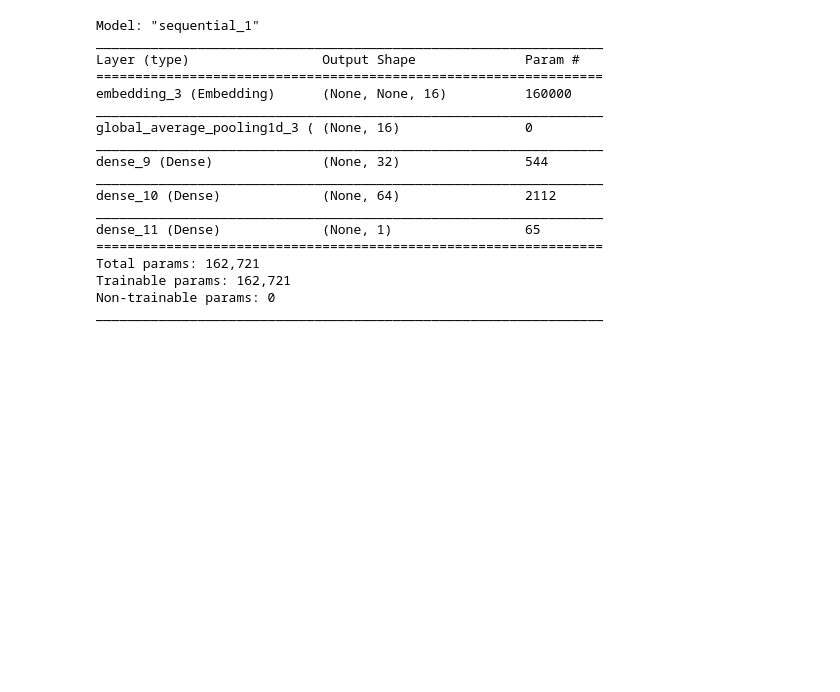
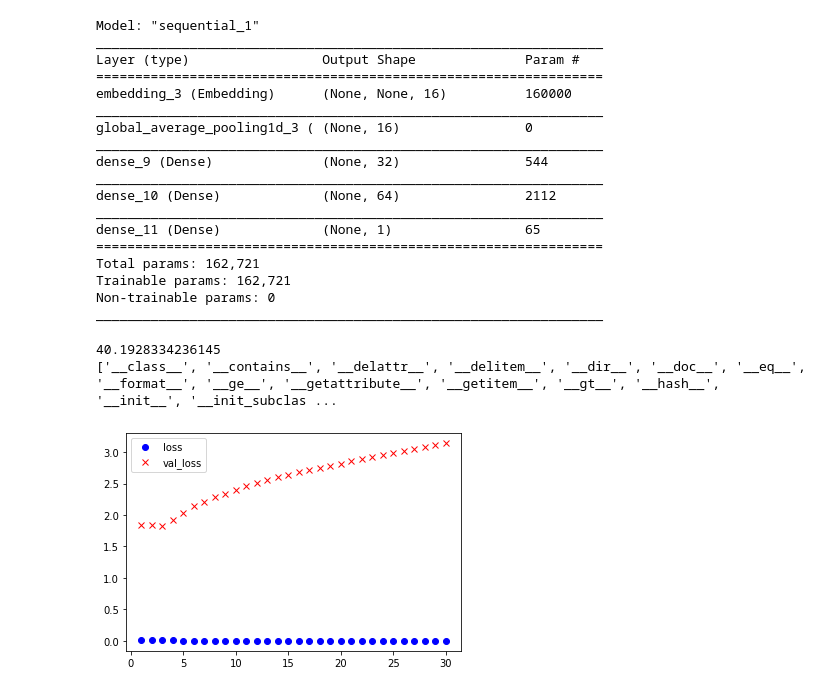
Before and after one commit to a-forty-two/HPE-DecJanFeb2021, a Jupyter notebook: HPE_04.ipynb, the cells around one changed output. Drawn from its saved outputs; the diff is of its cells as text; code cells hidden in the pictures; blank space fills up the shorter version.

```diff
--- a/HPE_04.ipynb
+++ b/HPE_04.ipynb
@@ -235,3 +233,26 @@ history = m1.fit(xtrain_padded, ytrain, epochs=HP_epochs,
 # Deep Learning Ends
 end_time = time.time()
 time_taken = end_time - start_time
+# %%
+
+print(time_taken)
+print(dir(history.history))
+# %% [output]
+40.1928334236145
+['__class__', '__contains__', '__delattr__', '__delitem__', '__dir__', '__doc__', '__eq__', '__format__', '__ge__', '__getattribute__', '__getitem__', '__gt__', '__hash__', '__init__', '__init_subclas ...
+# %%
+import matplotlib.pyplot as plt
+stats = history.history
+val_acc = stats['val_acc']
+acc = stats['acc']
+val_loss = stats['val_loss']
+loss = stats['loss']
+epochs = range(1,HP_epochs+1)
+# %%
+plt.figure()
+plt.plot(epochs, loss, 'bo', label='loss')
+plt.plot(epochs, val_loss, 'rx', label='val_loss')
+plt.legend()
+plt.show()
+# %% [output]
+[figure, added]
```
Also changed, not shown: parts of 2 cells of this notebook.
